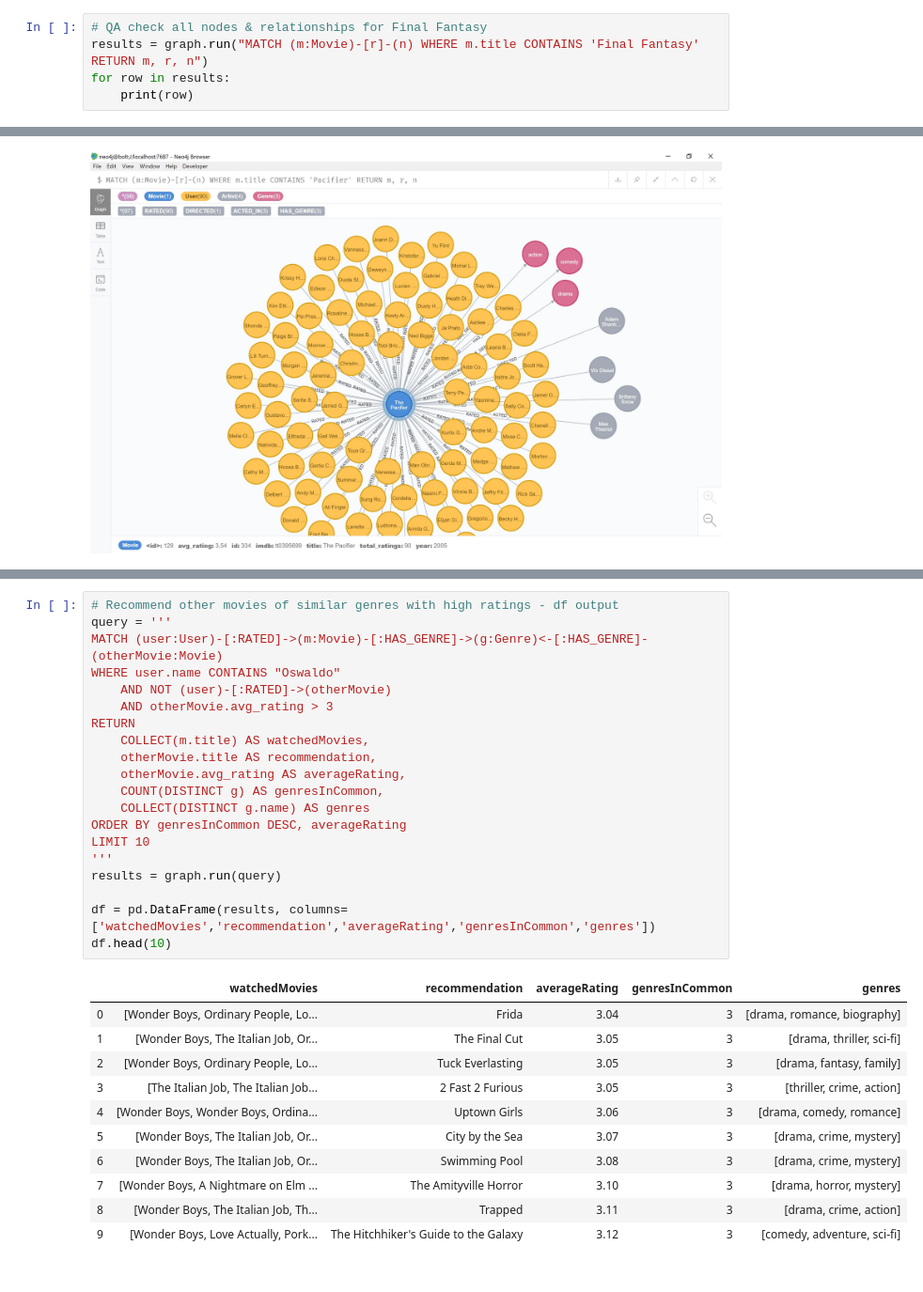
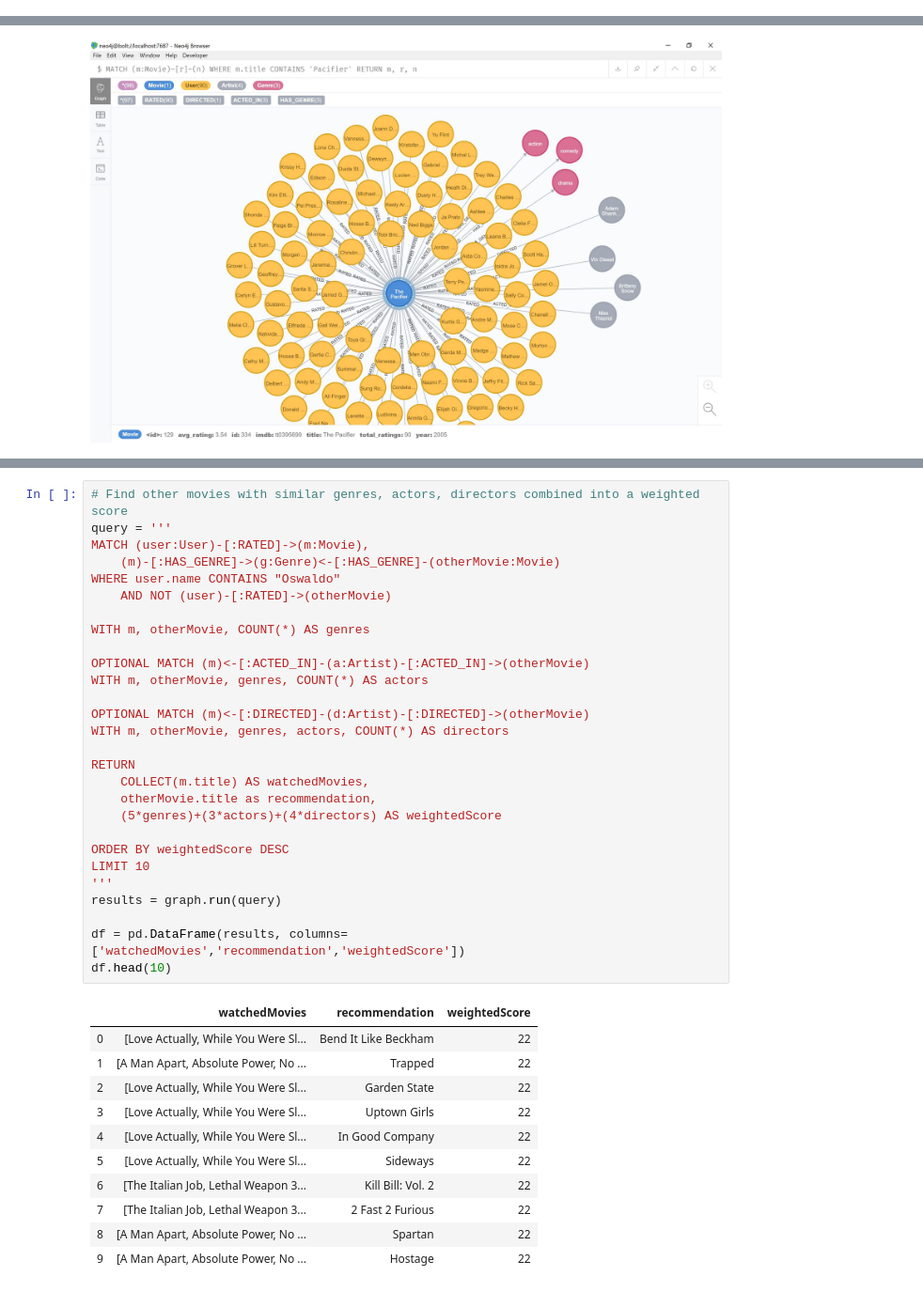
Before and after one commit to mei-yong/RecomMovies, a Jupyter notebook: recom_movies_graphdb.ipynb, the cells around one changed output, grey strips where cells are left out. Shown at 94% size. Drawn from its saved outputs; the diff is of its cells as text.

Commit message:
Added content filtering to the _graphdb file

```diff
--- a/recom_movies_graphdb.ipynb
+++ b/recom_movies_graphdb.ipynb
@@ -437,8 +418,3 @@ MERGE (m)-[:HAS_GENRE]->(g)
 graph.run(query)
 # %% [output]
 <py2neo.database.Cursor at 0x...>
-# %%
-# QA check all nodes & relationships for Final Fantasy
-results = graph.run("MATCH (m:Movie)-[r]-(n) WHERE m.title CONTAINS 'Final Fantasy' RETURN m, r, n")
-for row in results:
-    print(row)
@@ -573,32 +517,40 @@ for row in results:
 # %%
-# Recommend other movies of similar genres with high ratings - df output
+# Find other movies with similar genres, actors, directors combined into a weighted score
 query = '''
-MATCH (user:User)-[:RATED]->(m:Movie)-[:HAS_GENRE]->(g:Genre)<-[:HAS_GENRE]-(otherMovie:Movie)
+MATCH (user:User)-[:RATED]->(m:Movie),
+    (m)-[:HAS_GENRE]->(g:Genre)<-[:HAS_GENRE]-(otherMovie:Movie)
 WHERE user.name CONTAINS "Oswaldo"
     AND NOT (user)-[:RATED]->(otherMovie)
-    AND otherMovie.avg_rating > 3
+
+WITH m, otherMovie, COUNT(*) AS genres
+
+OPTIONAL MATCH (m)<-[:ACTED_IN]-(a:Artist)-[:ACTED_IN]->(otherMovie)
+WITH m, otherMovie, genres, COUNT(*) AS actors
+
+OPTIONAL MATCH (m)<-[:DIRECTED]-(d:Artist)-[:DIRECTED]->(otherMovie)
+WITH m, otherMovie, genres, actors, COUNT(*) AS directors
+
 RETURN
     COLLECT(m.title) AS watchedMovies,
-    otherMovie.title AS recommendation,
-    otherMovie.avg_rating AS averageRating,
-    COUNT(DISTINCT g) AS genresInCommon,
-    COLLECT(DISTINCT g.name) AS genres
-ORDER BY genresInCommon DESC, averageRating
+    otherMovie.title as recommendation,
+    (5*genres)+(3*actors)+(4*directors) AS weightedScore
+
+ORDER BY weightedScore DESC
 LIMIT 10
 '''
 results = graph.run(query)
 
-df = pd.DataFrame(results, columns=['watchedMovies','recommendation','averageRating','genresInCommon','genres'])
+df = pd.DataFrame(results, columns=['watchedMovies','recommendation','weightedScore'])
 df.head(10)
 # %% [output]
-|  | watchedMovies | recommendation | averageRating | genresInCommon | genres |
-| 0 | [Wonder Boys, Ordinary People, Lo... | Frida | 3.04 | 3 | [drama, romance, biography] |
-| 1 | [Wonder Boys, The Italian Job, Or... | The Final Cut | 3.05 | 3 | [drama, thriller, sci-fi] |
-| 2 | [Wonder Boys, Ordinary People, Lo... | Tuck Everlasting | 3.05 | 3 | [drama, fantasy, family] |
-| 3 | [The Italian Job, The Italian Job... | 2 Fast 2 Furious | 3.05 | 3 | [thriller, crime, action] |
-| 4 | [Wonder Boys, Wonder Boys, Ordina... | Uptown Girls | 3.06 | 3 | [drama, comedy, romance] |
-| 5 | [Wonder Boys, The Italian Job, Or... | City by the Sea | 3.07 | 3 | [drama, crime, mystery] |
-| 6 | [Wonder Boys, The Italian Job, Or... | Swimming Pool | 3.08 | 3 | [drama, crime, mystery] |
-| 7 | [Wonder Boys, A Nightmare on Elm ... | The Amityville Horror | 3.10 | 3 | [drama, horror, mystery] |
-| 8 | [Wonder Boys, The Italian Job, Th... | Trapped | 3.11 | 3 | [drama, crime, action] |
-| 9 | [Wonder Boys, Love Actually, Pork... | The Hitchhiker's Guide to the Galaxy | 3.12 | 3 | [comedy, adventure, sci-fi] |
+|  | watchedMovies | recommendation | weightedScore |
+| 0 | [Love Actually, While You Were Sl... | Bend It Like Beckham | 22 |
+| 1 | [A Man Apart, Absolute Power, No ... | Trapped | 22 |
+| 2 | [Love Actually, While You Were Sl... | Garden State | 22 |
+| 3 | [Love Actually, While You Were Sl... | Uptown Girls | 22 |
+| 4 | [Love Actually, While You Were Sl... | In Good Company | 22 |
+| 5 | [Love Actually, While You Were Sl... | Sideways | 22 |
+| 6 | [The Italian Job, Lethal Weapon 3... | Kill Bill: Vol. 2 | 22 |
+| 7 | [The Italian Job, Lethal Weapon 3... | 2 Fast 2 Furious | 22 |
+| 8 | [A Man Apart, Absolute Power, No ... | Spartan | 22 |
+| 9 | [A Man Apart, Absolute Power, No ... | Hostage | 22 |
```
Also changed, not shown: parts of 21 cells of this notebook.
